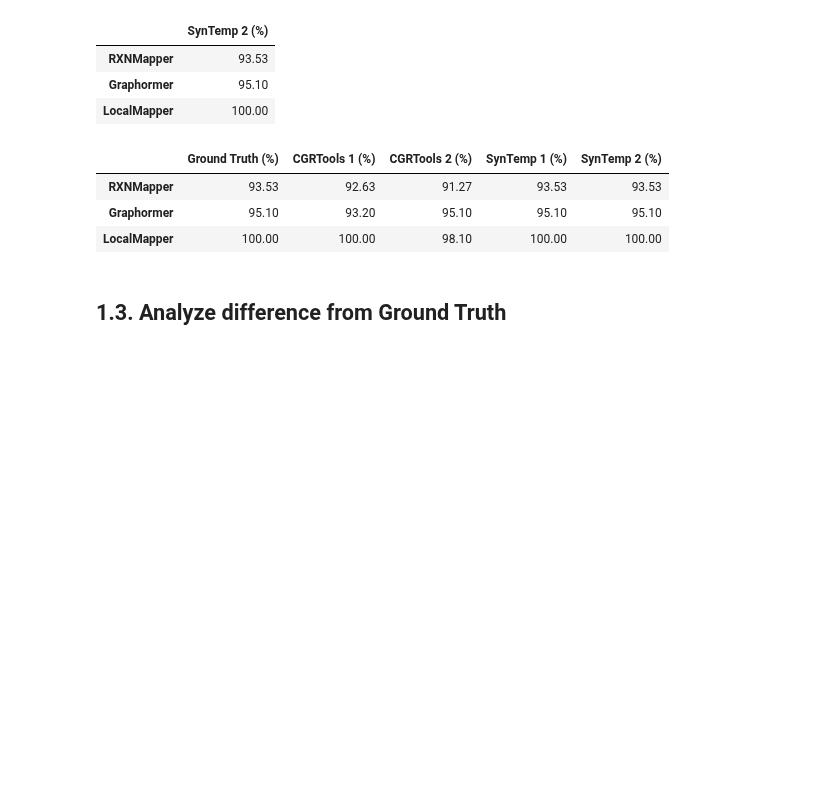
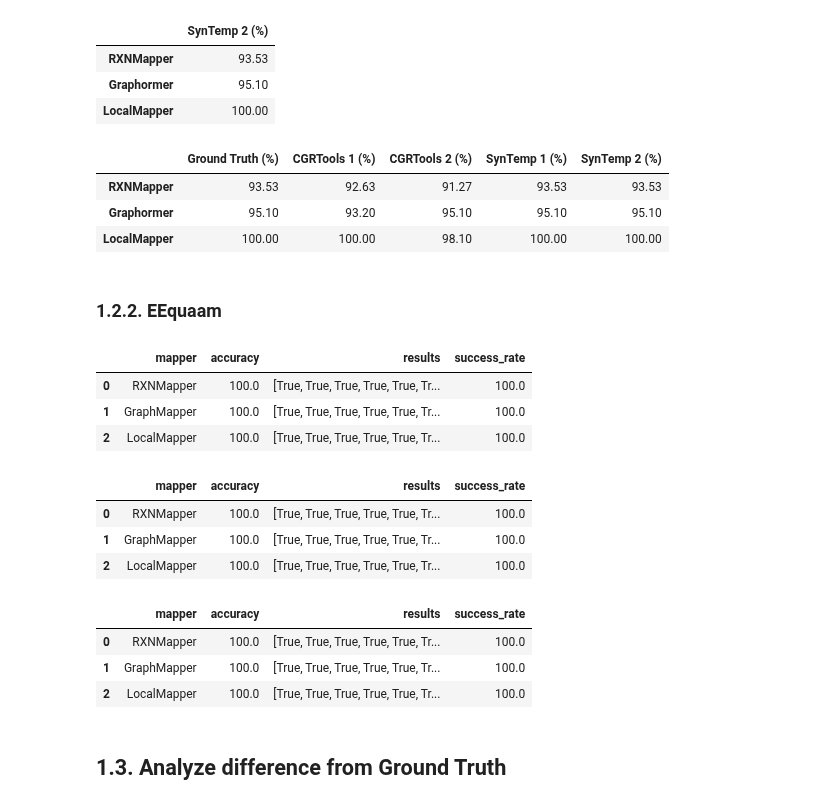
Before and after one commit to TieuLongPhan/SynTemp, a Jupyter notebook: Docs/Analysis/_3_tool_benchmark.ipynb, the cells around one changed output. Drawn from its saved outputs; the diff is of its cells as text; code cells hidden in the pictures; blank space fills up the shorter version.

```diff
--- a/Docs/Analysis/_3_tool_benchmark.ipynb
+++ b/Docs/Analysis/_3_tool_benchmark.ipynb
@@ -162,3 +162,13 @@ benchmark
 | RXNMapper | 93.53 | 92.63 | 91.27 | 93.53 | 93.53 |
 | Graphormer | 95.10 | 93.20 | 95.10 | 95.10 | 95.10 |
 | LocalMapper | 100.00 | 100.00 | 98.10 | 100.00 | 100.00 |
+# %% [markdown]
+### 1.2.2. EEquaam
+# %%
+from SynTemp.SynChemistry.balance_checker import BalanceReactionCheck
+df_old = pd.read_csv('../../Data/AAM/cgrtool_benchmark/uspto_3k_cgrtool_old.csv', index_col=0)
+df_new = pd.read_csv('../../Data/AAM/cgrtool_benchmark/uspto_3k_cgrtool_new.csv', index_col=0)
+check_balance = BalanceReactionCheck()
+df_new_balance, _ = check_balance.dicts_balance_check(df_new.to_dict('records'), 'GroundTruth')
+
+df_old_balance, _ = check_balance.dicts_balance_check(df_old.to_dict('records'), 'GroundTruth')
@@ -164,0 +177,41 @@ benchmark
+# %%
+results_old_aam,_ = AMMValidator.validate_smiles(
+        data=df_old_balance,
+        ground_truth_col="GroundTruth",
+        mapped_cols=["RXNMapper", "GraphMapper", "LocalMapper"],
+        check_method="RC",
+        ignore_aromaticity=False,
+        n_jobs=4,
+        verbose=0,
+        ensemble=False,
+        strategies=[["rxn_mapper", "graphormer", "local_mapper"]],
+        ignore_tautomers=False
+    )
+
+
+results_new_aam,_ = AMMValidator.validate_smiles(
+        data=df_new_balance,
+        ground_truth_col="GroundTruth",
+        mapped_cols=["RXNMapper", "GraphMapper", "LocalMapper"],
+        check_method="RC",
+        ignore_aromaticity=False,
+        n_jobs=4,
+        verbose=0,
+        ensemble=False,
+        strategies=[["rxn_mapper", "graphormer", "local_mapper"]],
+        ignore_tautomers=False
+    )
+# %%
+pd.DataFrame(results_old_aam)
+# %% [output]
+|  | mapper | accuracy | results | success_rate |
+| 0 | RXNMapper | 100.0 | [True, True, True, True, True, Tr... | 100.0 |
+| 1 | GraphMapper | 100.0 | [True, True, True, True, True, Tr... | 100.0 |
+| 2 | LocalMapper | 100.0 | [True, True, True, True, True, Tr... | 100.0 |
+# %%
+pd.DataFrame(results_new_aam)
+# %% [output]
+|  | mapper | accuracy | results | success_rate |
+| 0 | RXNMapper | 100.0 | [True, True, True, True, True, Tr... | 100.0 |
+| 1 | GraphMapper | 100.0 | [True, True, True, True, True, Tr... | 100.0 |
+| 2 | LocalMapper | 100.0 | [True, True, True, True, True, Tr... | 100.0 |
@@ -165,3 +245,10 @@ benchmark
+# %%
+pd.DataFrame(results_new_eqquaam)
+# %% [output]
+|  | mapper | accuracy | results | success_rate |
+| 0 | RXNMapper | 100.0 | [True, True, True, True, True, Tr... | 100.0 |
+| 1 | GraphMapper | 100.0 | [True, True, True, True, True, Tr... | 100.0 |
+| 2 | LocalMapper | 100.0 | [True, True, True, True, True, Tr... | 100.0 |
 # %% [markdown]
 ## 1.3. Analyze difference from Ground Truth
 # %%
```
Also changed, not shown: parts of 3 cells of this notebook, 5 other files.
